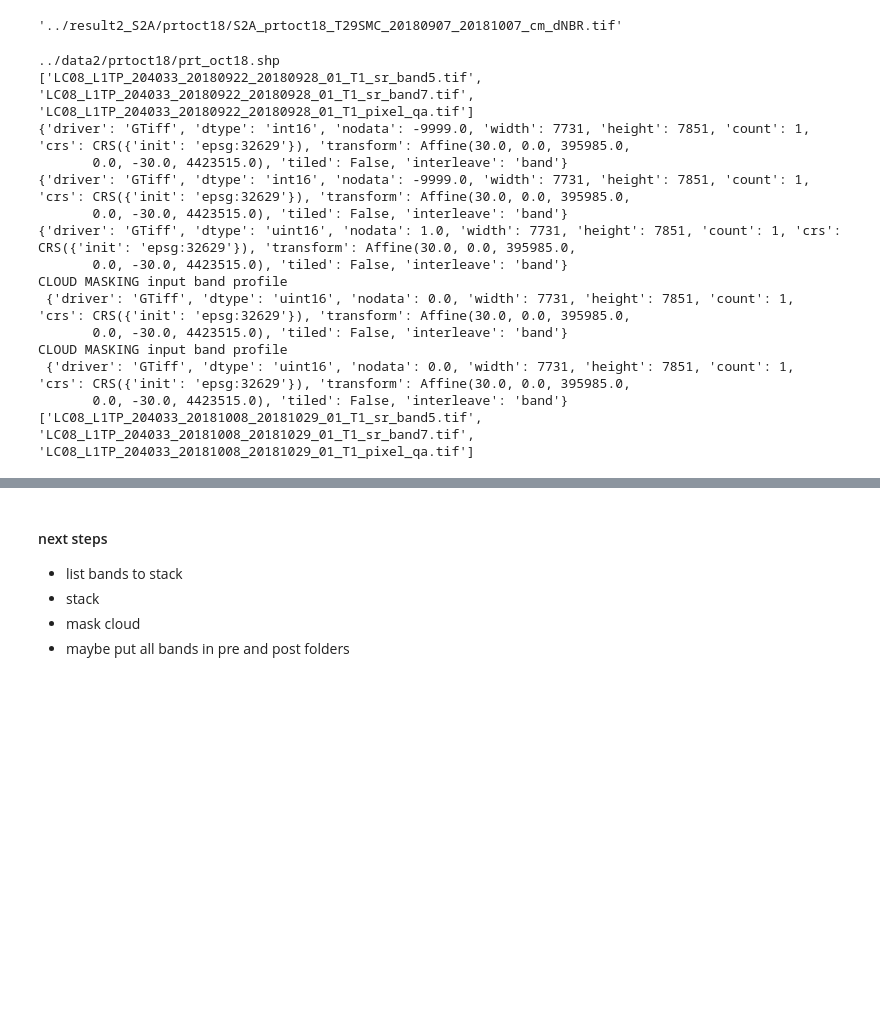
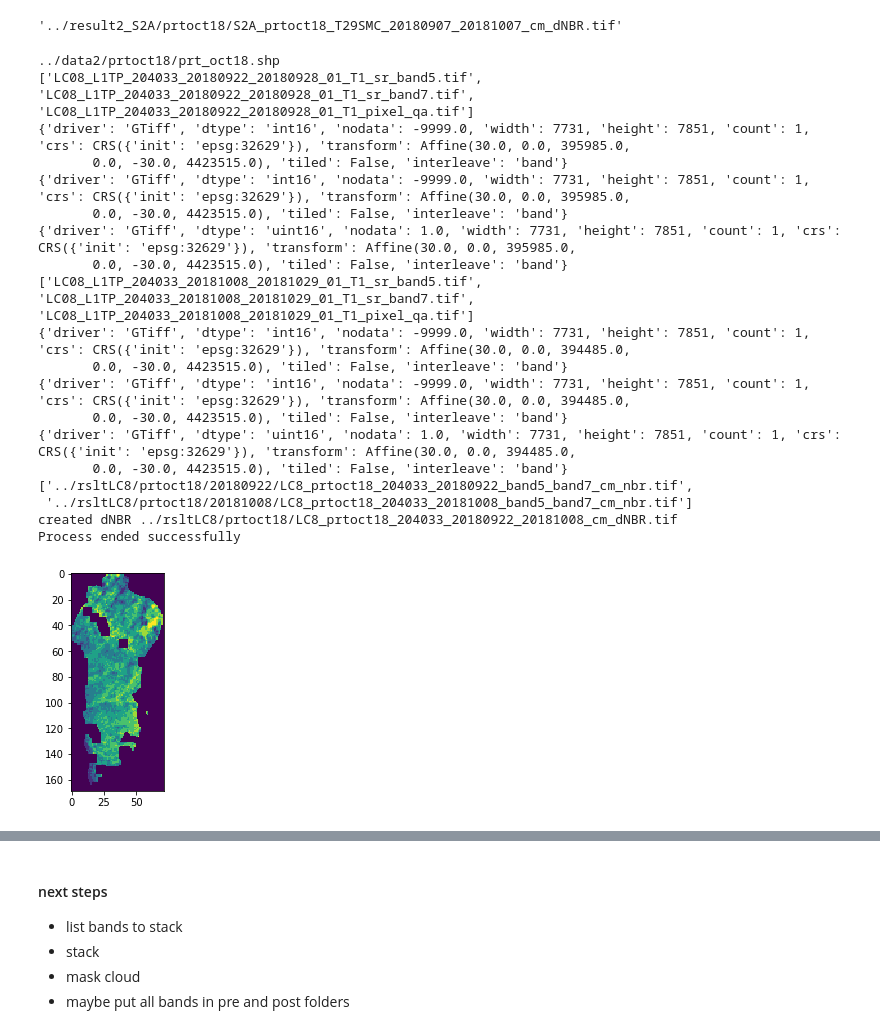
Before and after one commit to mlateb/dNBR, a Jupyter notebook: code/dNBR_lc8_s2a.ipynb, the cells around one changed output, grey strips where cells are left out. Saved outputs shown, nothing was run; the diff lists cells and outputs as text; code cells hidden in the pictures; blank space fills up the shorter version.

```diff
--- a/code/dNBR_lc8_s2a.ipynb
+++ b/code/dNBR_lc8_s2a.ipynb
@@ -155,14 +155,14 @@ def clMaskValues(sat):
         #3:CLOUD_SHADOWS, 4:VEGETATION, 5:NOT_VEGETATED, 6:WATER, 7:UNCLASSIFIED
         #8:CLOUD_MEDIUM_PROBABILITY, 9:CLOUD_HIGH_PROBABILITY, 10:THIN_CIRRUS, 11:SNOW
         valuestomask= [0,1,2,3,8,9,10,11]
-    elif Sat=='LC8':
+    elif sat=='LC8':
         fill = [1]
-        clear_land = [322, 386, 834, 898, 1346]
-        clear_water = [324, 388, 836, 900, 1348]
+#         clear_land = [322, 386, 834, 898, 1346]
+#         clear_water = [324, 388, 836, 900, 1348]
         cloud_shadow = [328, 392, 840, 904, 1350]
         snow_ice = [336, 368, 400, 432, 848, 880, 912, 944, 1352]
         cloud = [352, 416, 480, 864, 928, 992]
-        valuestomask = fill+clear_land+clear_water+cloud_shadow+snow_ice+cloud
+        valuestomask = fill+cloud_shadow+snow_ice+cloud
     return valuestomask
 # %%
 def cloudMaskedName(path):
@@ -175,7 +175,7 @@ cloudMaskedName(name)
 # %% [output]
 '../result2_S2A/prtoct18/20180907/S2A_prtoct18_T29SMC_20180907_B8A_cm.tif'
 # %%
-def rasterCloudMask(inband, mask_band, sat='S2A'):
+def rasterCloudMask(inband, mask_band, sat):
     """ inband: band to mask
         mask_band: band cntaining the the masking value. i.e. quaity band
         outband: path to the output band
@@ -508,7 +508,7 @@ for cntr in cntrlist:
         for band in list_extracted_bands[:2]:
 
             #calling the cloud masking function
-            cmband = rasterCloudMask(band,list_extracted_bands[-1])
+            cmband = rasterCloudMask(band,list_extracted_bands[-1],'LC8')
             #update cloud masked band list
             list_clmasked_bands.append(cmband)
 
@@ -518,38 +518,43 @@ for cntr in cntrlist:
         #calling the NBRfunction
         nbrband = NBRfuncion(list_clmasked_bands[0],list_clmasked_bands[1])
         #update nbr band list
         list_nbr_bands.append(nbrband)
 
         #clip nbr bands
         rasterClip(nbrband, aoiPath)
     #calling dNBR function
     list_nbr_bands.sort
     pprint.pprint(list_nbr_bands)
 
     dNBRband = dNBRfunction(list_nbr_bands[0], list_nbr_bands[1])
     #calling the dNBR reclassification function
     dNBRreclass = dNBRreclass(dNBRband)
 
     #calling rasterClip function
     clipdNBRband = rasterClip(dNBRreclass, aoiPath)
 
 print('Process ended successfully')
 # %% [output]
 ../data2/prtoct18/prt_oct18.shp
 ['LC08_L1TP_204033_20180922_20180928_01_T1_sr_band5.tif', 'LC08_L1TP_204033_20180922_20180928_01_T1_sr_band7.tif', 'LC08_L1TP_204033_20180922_20180928_01_T1_pixel_qa.tif']
 {'driver': 'GTiff', 'dtype': 'int16', 'nodata': -9999.0, 'width': 7731, 'height': 7851, 'count': 1, 'crs': CRS({'init': 'epsg:32629'}), 'transform': Affine(30.0, 0.0, 395985.0,
        0.0, -30.0, 4423515.0), 'tiled': False, 'interleave': 'band'}
 {'driver': 'GTiff', 'dtype': 'int16', 'nodata': -9999.0, 'width': 7731, 'height': 7851, 'count': 1, 'crs': CRS({'init': 'epsg:32629'}), 'transform': Affine(30.0, 0.0, 395985.0,
        0.0, -30.0, 4423515.0), 'tiled': False, 'interleave': 'band'}
 {'driver': 'GTiff', 'dtype': 'uint16', 'nodata': 1.0, 'width': 7731, 'height': 7851, 'count': 1, 'crs': CRS({'init': 'epsg:32629'}), 'transform': Affine(30.0, 0.0, 395985.0,
        0.0, -30.0, 4423515.0), 'tiled': False, 'interleave': 'band'}
-CLOUD MASKING input band profile
- {'driver': 'GTiff', 'dtype': 'uint16', 'nodata': 0.0, 'width': 7731, 'height': 7851, 'count': 1, 'crs': CRS({'init': 'epsg:32629'}), 'transform': Affine(30.0, 0.0, 395985.0,
+['LC08_L1TP_204033_20181008_20181029_01_T1_sr_band5.tif', 'LC08_L1TP_204033_20181008_20181029_01_T1_sr_band7.tif', 'LC08_L1TP_204033_20181008_20181029_01_T1_pixel_qa.tif']
+{'driver': 'GTiff', 'dtype': 'int16', 'nodata': -9999.0, 'width': 7731, 'height': 7851, 'count': 1, 'crs': CRS({'init': 'epsg:32629'}), 'transform': Affine(30.0, 0.0, 394485.0,
        0.0, -30.0, 4423515.0), 'tiled': False, 'interleave': 'band'}
-CLOUD MASKING input band profile
- {'driver': 'GTiff', 'dtype': 'uint16', 'nodata': 0.0, 'width': 7731, 'height': 7851, 'count': 1, 'crs': CRS({'init': 'epsg:32629'}), 'transform': Affine(30.0, 0.0, 395985.0,
+{'driver': 'GTiff', 'dtype': 'int16', 'nodata': -9999.0, 'width': 7731, 'height': 7851, 'count': 1, 'crs': CRS({'init': 'epsg:32629'}), 'transform': Affine(30.0, 0.0, 394485.0,
        0.0, -30.0, 4423515.0), 'tiled': False, 'interleave': 'band'}
-['LC08_L1TP_204033_20181008_20181029_01_T1_sr_band5.tif', 'LC08_L1TP_204033_20181008_20181029_01_T1_sr_band7.tif', 'LC08_L1TP_204033_20181008_20181029_01_T1_pixel_qa.tif']
+{'driver': 'GTiff', 'dtype': 'uint16', 'nodata': 1.0, 'width': 7731, 'height': 7851, 'count': 1, 'crs': CRS({'init': 'epsg:32629'}), 'transform': Affine(30.0, 0.0, 394485.0,
+       0.0, -30.0, 4423515.0), 'tiled': False, 'interleave': 'band'}
+['../rsltLC8/prtoct18/20180922/LC8_prtoct18_204033_20180922_band5_band7_cm_nbr.tif',
+ '../rsltLC8/prtoct18/20181008/LC8_prtoct18_204033_20181008_band5_band7_cm_nbr.tif']
+created dNBR ../rsltLC8/prtoct18/LC8_prtoct18_204033_20180922_20181008_cm_dNBR.tif
+Process ended successfully
+[figure, added]
 # %%
 cntrlist = [ name for name in os.listdir(wrkdir) if os.path.isdir(os.path.join(wrkdir, name)) ]
 # print(cntrlist[0])
```
Also changed, not shown: parts of 3 cells of this notebook.
